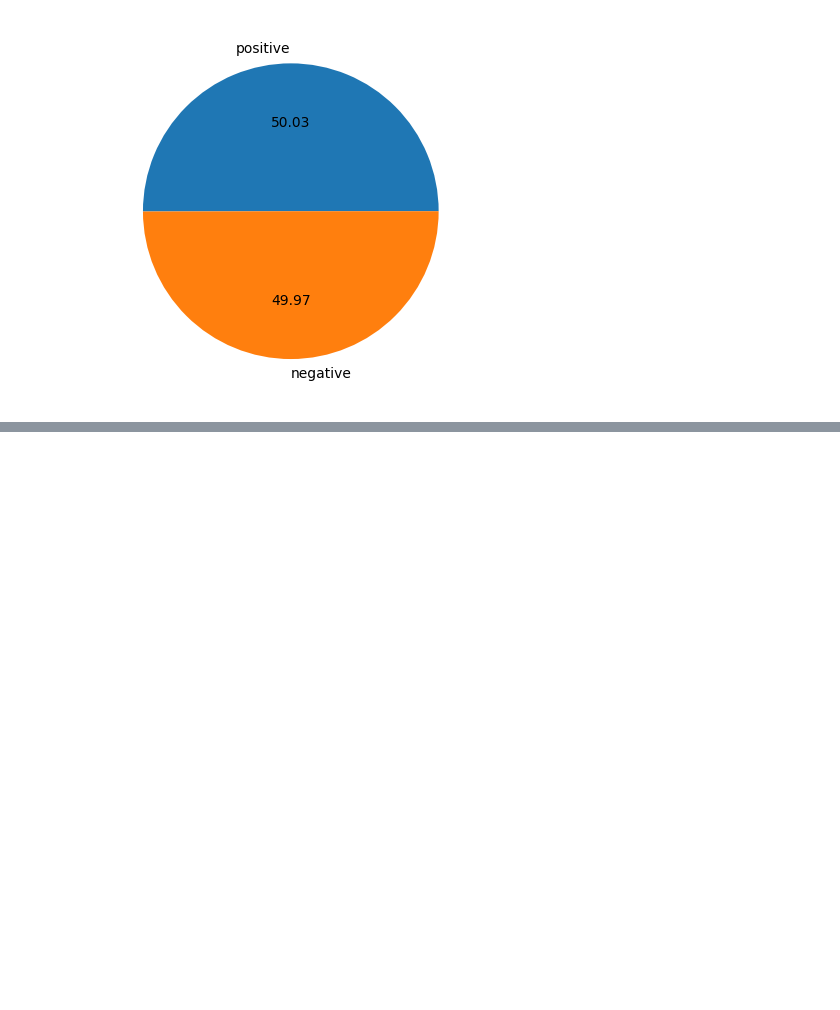
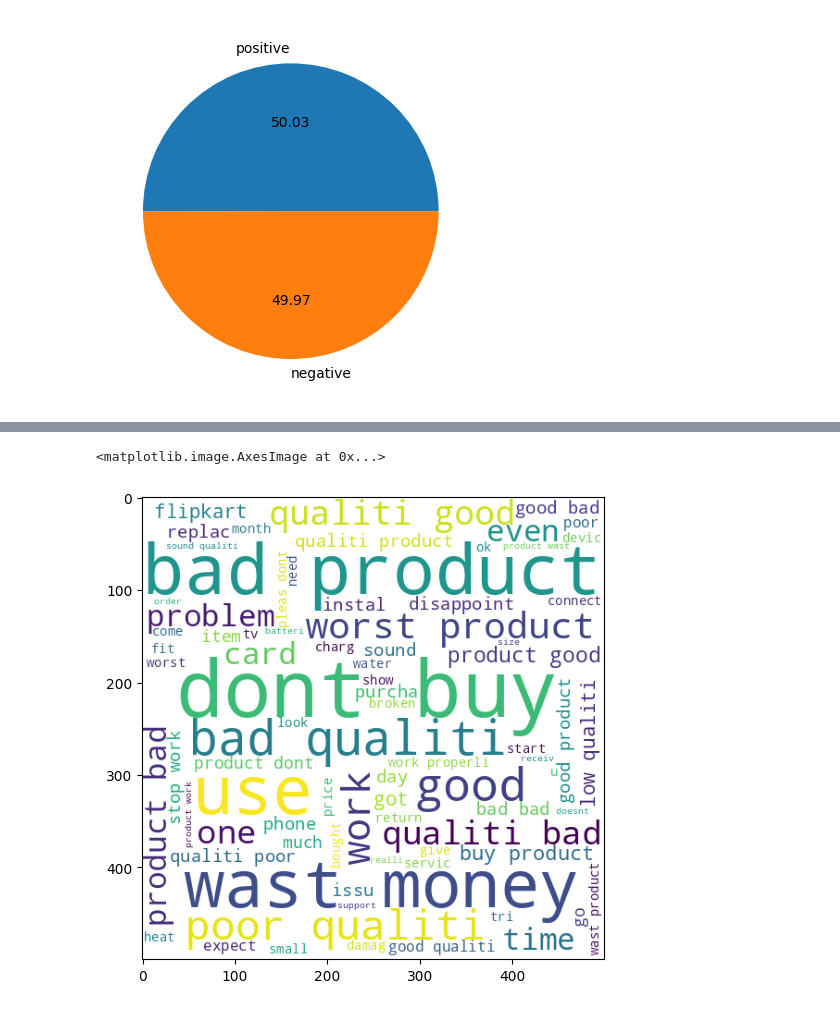
Before and after one commit to spathakk21/ARIES_review_classifier_, a Jupyter notebook: review_classsifier.ipynb, the cells around one changed output, grey strips where cells are left out. Cells and saved outputs as stored; diff of their text form; code cells hidden in the pictures; blank space fills up the shorter version.

```diff
--- a/review_classsifier.ipynb
+++ b/review_classsifier.ipynb
@@ -291,0 +320,28 @@ will be working over unskewd data now
+# %%
+from nltk.corpus import  stopwords
+import string
+from nltk.stem import PorterStemmer
+
+
+def transform_text(text):
+  text = text.lower()
+  text = nltk.word_tokenize(text)
+  y = []
+  for i in text:
+    if i.isalnum:
+      y.append(i)
+
+  text = y[:]
+  y.clear()
+
+  for i in text:
+    if i not in stopwords.words('english') and i not in string.punctuation:
+      y.append(i)
+
+  text = y[:]
+  y.clear()
+  ps = PorterStemmer()
+  for i in text:
+    y.append(ps.stem(i))
+
+  return " ".join(y)
@@ -291,0 +368,4 @@ will be working over unskewd data now
+# %%
+df_train.reviewText=df_train.reviewText.astype(str)
+# %%
+df_train['transformed_text'] = df_train['reviewText'].apply(transform_text)
@@ -291,0 +381,11 @@ will be working over unskewd data now
+# %%
+from wordcloud import WordCloud
+wc = WordCloud(width=500,height=500,min_font_size=10,background_color='white')
+positive = wc.generate(df_train[df_train['review_type']==1]['transformed_text'].str.cat(sep = " "))
+negative = wc.generate(df_train[df_train['review_type']==-1]['transformed_text'].str.cat(sep = " "))
+# %%
+plt.figure(figsize=(15,6))
+plt.imshow(positive)
+# %% [output]
+<matplotlib.image.AxesImage at 0x...>
+[figure, added]
```
Also changed, not shown: parts of 20 cells of this notebook.
